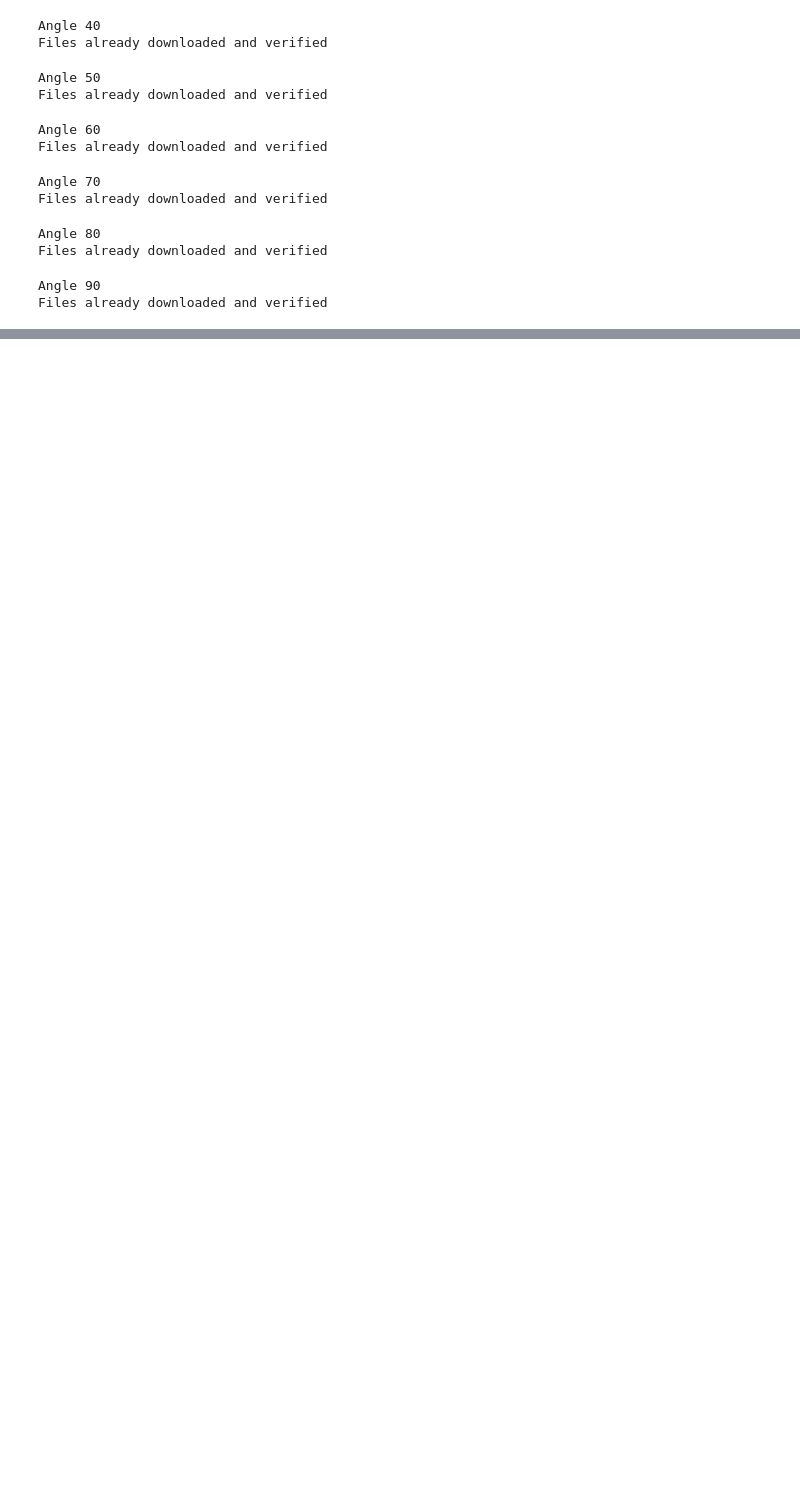
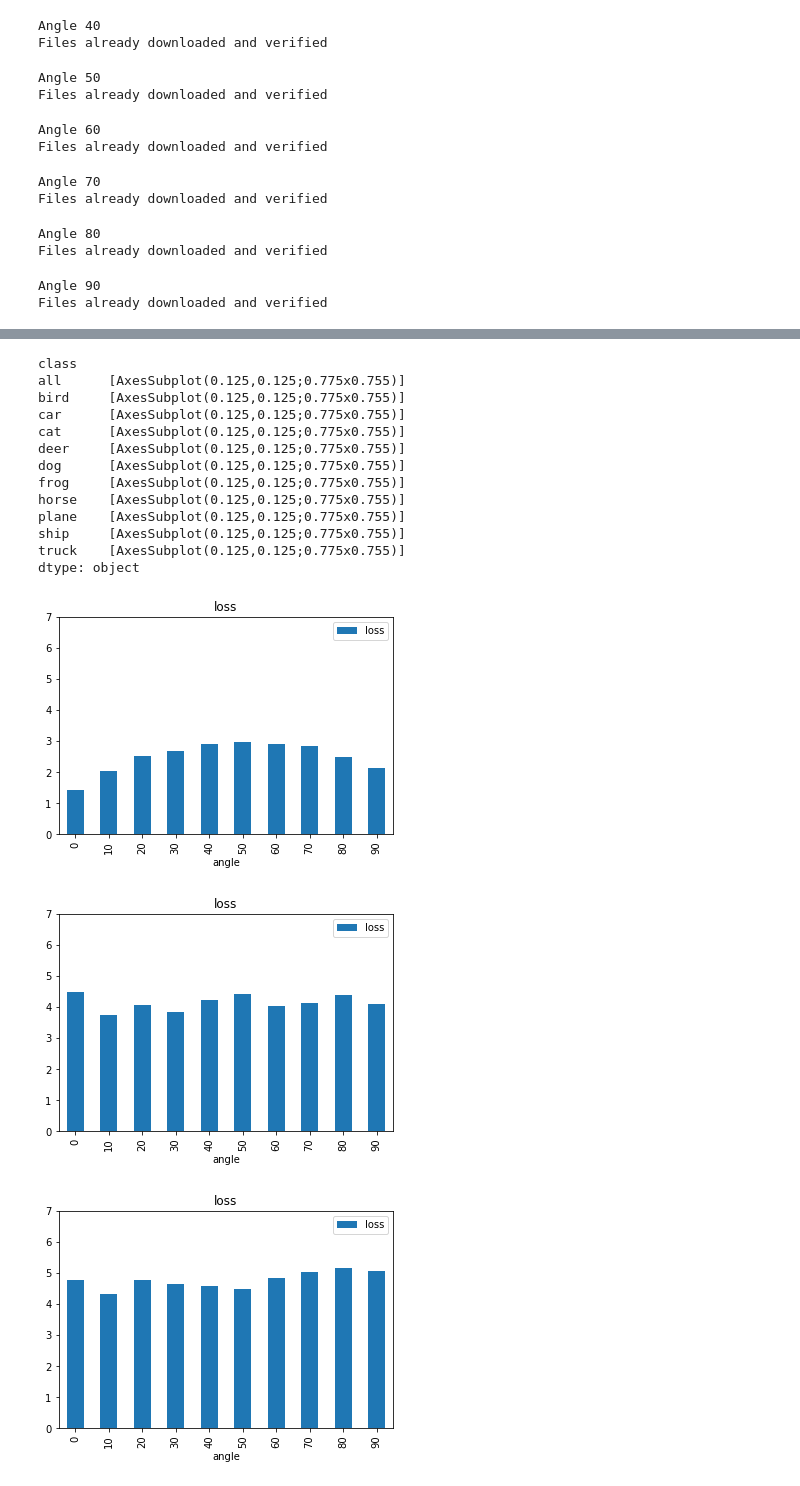
Before and after one commit to Anitaliky/AdvancedDeepLearning, a Jupyter notebook: main.ipynb, the cells around one changed output, grey strips where cells are left out. Saved outputs shown, nothing was run; the diff lists cells and outputs as text; code cells hidden in the pictures; blank space fills up the shorter version.

```diff
--- a/main.ipynb
+++ b/main.ipynb
@@ -159,0 +160,16 @@ df
+# %%
+# by class by angle classes
+for class_name in utils.classDict.keys():
+    for angle in range(0, 91, 10):
+        print(f'Class {class_name}, Angle {angle}')
+        test_loader = dl.test_loader(data_dir=cfg.data_dir,
+                                     batch_size=cfg.bs,
+                                     augment=True,
+                                     angles=[angle],
+                                     class_name=class_name
+                                    )
+        loss, score, results = checkpoint.evaluate(loader=test_loader,
+                                                   device=device,
+                                                   tqdm_bar=True)
+        df = df.append({'augment': 'rotation', 'class': class_name, 'angle': angle, 'loss': loss, 'score': score},
+                       ignore_index=True)
@@ -159,0 +234,20 @@ df
+# %%
+# df.groupby('class').plot.bar(x='angle', y='loss', ylim=(0, 7), subplots=True, title=['all'] + list(utils.classDict.keys()))
+df.groupby('class').plot.bar(x='angle', y='loss', ylim=(0, 7), subplots=True)
+# %% [output]
+class
+all      [AxesSubplot(0.125,0.125;0.775x0.755)]
+bird     [AxesSubplot(0.125,0.125;0.775x0.755)]
+car      [AxesSubplot(0.125,0.125;0.775x0.755)]
+cat      [AxesSubplot(0.125,0.125;0.775x0.755)]
+deer     [AxesSubplot(0.125,0.125;0.775x0.755)]
+dog      [AxesSubplot(0.125,0.125;0.775x0.755)]
+frog     [AxesSubplot(0.125,0.125;0.775x0.755)]
+horse    [AxesSubplot(0.125,0.125;0.775x0.755)]
+plane    [AxesSubplot(0.125,0.125;0.775x0.755)]
+ship     [AxesSubplot(0.125,0.125;0.775x0.755)]
+truck    [AxesSubplot(0.125,0.125;0.775x0.755)]
+dtype: object
+[figure, added]
+[figure, added]
+[figure, added]
```
Also changed, not shown: parts of 11 cells of this notebook, 3 other files.
